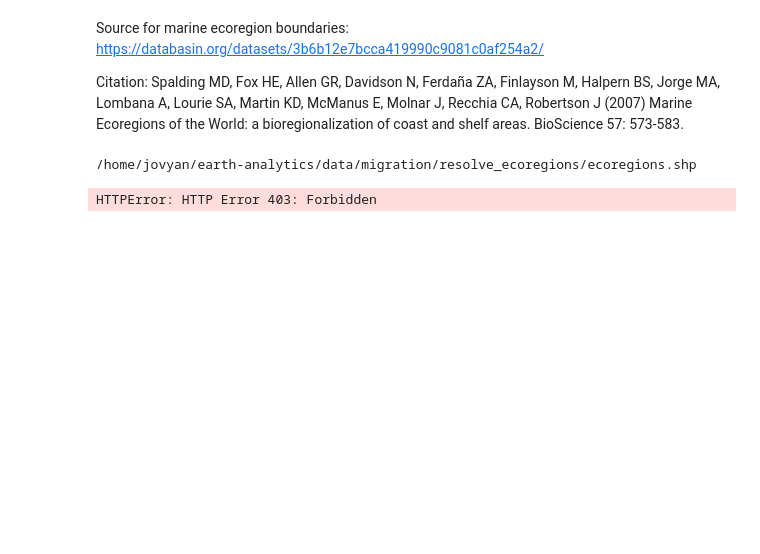
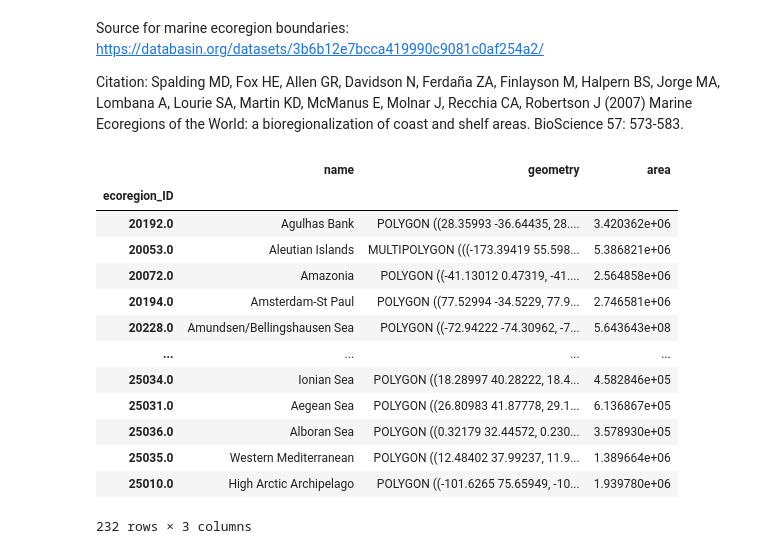
Before and after one commit to earthlab-education/species-distribution-coding-challenge-allenmoench, a Jupyter notebook: notebooks/whale-migration.ipynb, the cells around one changed output. Saved outputs shown, nothing was run; the diff lists cells and outputs as text; code cells hidden in the pictures; blank space fills up the shorter version.

```diff
--- a/notebooks/whale-migration.ipynb
+++ b/notebooks/whale-migration.ipynb
@@ -42,31 +42,40 @@ Source for marine ecoregion boundaries: https://databasin.org/datasets/3b6b12e7b
 
 Citation:
 Spalding MD, Fox HE, Allen GR, Davidson N, Ferdaña ZA, Finlayson M, Halpern BS, Jorge MA, Lombana A, Lourie SA, Martin KD, McManus E, Molnar J, Recchia CA, Robertson J (2007) Marine Ecoregions of the World: a bioregionalization of coast and shelf areas. BioScience 57: 573-583.
-# %%
-%%bash
-find ~/earth-analytics/data/migration -name '*.shp'
-# %% [output]
-/home/jovyan/earth-analytics/data/migration/resolve_ecoregions/ecoregions.shp
 # %%
-# define eco_path
-eco_path = ('https://files.worldwildlife.org/wwfcmsprod/files/'
-    'Publication/file/7gger8mmke_MEOW_FINAL.zip'
-)
+# Define eco_path
+eco_path = 'Marine_ecosystems.zip!MEOW/meow_ecos.shp'
+
 # Open up the ecoregions boundaries
 eco_gdf = (
     gpd.read_file(eco_path)
-    # [['OBJECTID', 'ECO_NAME', 'SHAPE_AREA', 'geometry']]
+    [['ECO_CODE', 'ECOREGION', 'geometry']]
     .rename(columns={
-        'OBJECTID': 'ecoregion_ID',
-        'ECO_NAME': 'name',
-        'SHAPE_AREA': 'area'
+        'ECO_CODE': 'ecoregion_ID',
+        'ECOREGION': 'name',
     })
     .set_index('ecoregion_ID')
 )
+
+eco_gdf['area'] = eco_gdf.to_crs(9822).geometry.area/1000000
+
 # Plot the ecoregions to check download
-eco_gdf.plot()
+eco_gdf
 # %% [output]
+|  | name | geometry | area |
+| ecoregion_ID |  |  |  |
+| 20192.0 | Agulhas Bank | POLYGON ((28.35993 -36.64435, 28.... | 3.420362e+06 |
+| 20053.0 | Aleutian Islands | MULTIPOLYGON (((-173.39419 55.598... | 5.386821e+06 |
+| 20072.0 | Amazonia | POLYGON ((-41.13012 0.47319, -41.... | 2.564858e+06 |
+| 20194.0 | Amsterdam-St Paul | POLYGON ((77.52994 -34.5229, 77.9... | 2.746581e+06 |
+| 20228.0 | Amundsen/Bellingshausen Sea | POLYGON ((-72.94222 -74.30962, -7... | 5.643643e+08 |
+| ... | ... | ... | ... |
+| 25034.0 | Ionian Sea | POLYGON ((18.28997 40.28222, 18.4... | 4.582846e+05 |
+| 25031.0 | Aegean Sea | POLYGON ((26.80983 41.87778, 29.1... | 6.136867e+05 |
+| 25036.0 | Alboran Sea | POLYGON ((0.32179 32.44572, 0.230... | 3.578930e+05 |
+| 25035.0 | Western Mediterranean | POLYGON ((12.48402 37.99237, 11.9... | 1.389664e+06 |
+| 25010.0 | High Arctic Archipelago | POLYGON ((-101.6265 75.65949, -10... | 1.939780e+06 |
-HTTPError: HTTP Error 403: Forbidden
+232 rows × 3 columns
 # %%
 eco_gdf.head()
 # %% [output]
```
Also changed, not shown: parts of 2 cells of this notebook.
